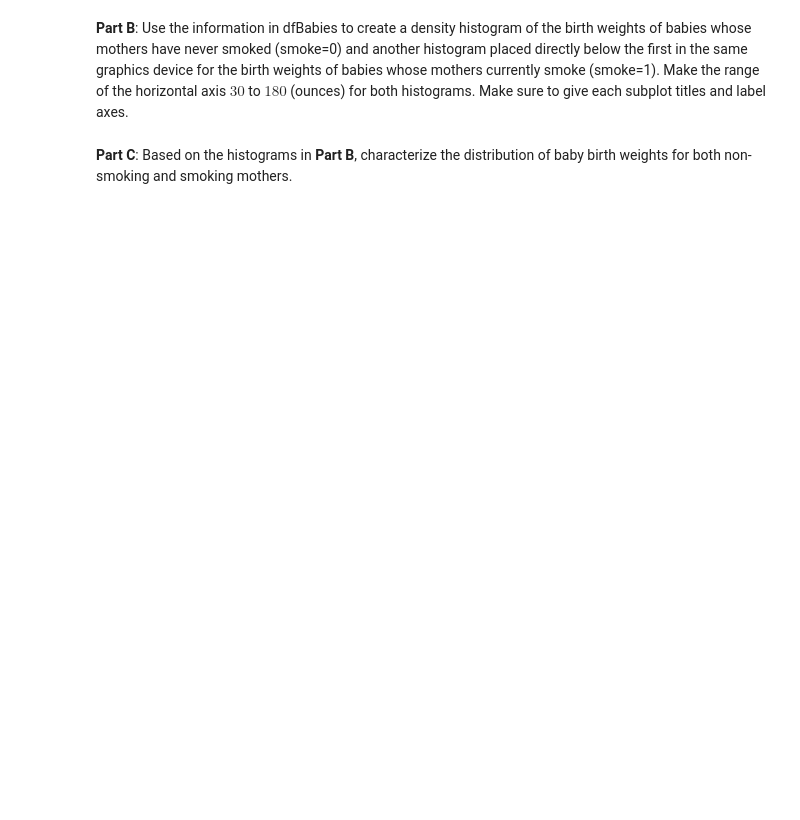
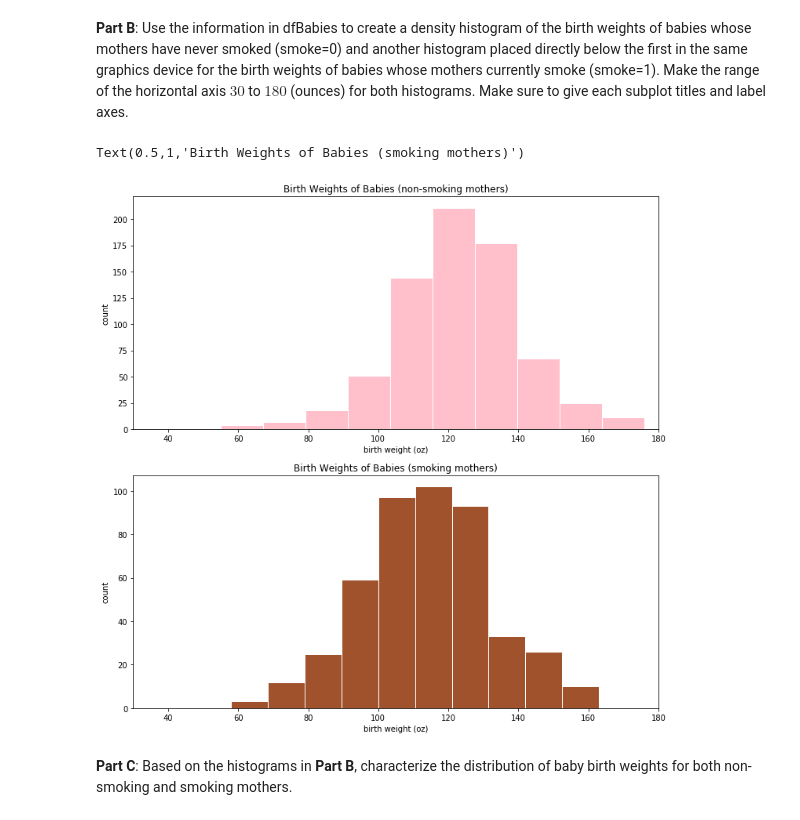
Before and after one commit to howardmonington/friendly-fortnight, a Jupyter notebook: homework/homework1/hmwk01_Kennedy_Alex.ipynb, the cells around one changed output. Drawn from its saved outputs; the diff is of its cells as text; code cells hidden in the pictures; blank space fills up the shorter version.

```diff
--- a/homework/homework1/hmwk01_Kennedy_Alex.ipynb
+++ b/homework/homework1/hmwk01_Kennedy_Alex.ipynb
@@ -654,3 +758,11 @@ df.head(10)
 # %% [markdown]
 
 **Part A**: Create a clean data set that removes subjects if any observations on the subject are unknown.  Note that that collectors of the data set used values like $9$, $99$, $999$, to denote unknown values.  You can look at the documentation linked in the problem description to determine which unknown-value marker was used for each characteristics.  Store the modified data set in a Pandas DataFrame called dfBabies.
+# %%
+dfBabies = (df.loc[df["gestation"] != 999].
+            loc[df["parity"] != 9].
+            loc[df["bwt"] != 999].
+            loc[df["height"] != 99].
+            loc[df["weight"] != 999].
+            loc[df["smoke"] != 9])
+dfclean.head(10)
@@ -657,4 +781,26 @@ df.head(10)
 # %% [markdown]
 **Part B**: Use the information in dfBabies to create a density histogram of the birth weights of babies whose mothers have never smoked (smoke=0) and another histogram placed directly below the first in the same graphics device for the birth weights of babies whose mothers currently smoke (smoke=1).  Make the range of the horizontal axis $30$ to $180$ (ounces) for both histograms.  Make sure to give each subplot titles and label axes.
+# %%
+fig, axes = plt.subplots(2,1,figsize = (12,12))
+dfBabiesSmoke=dfBabies.loc[dfBabies["smoke"] == 1]
+dfBabiesNonSmoke=dfBabies.loc[dfBabies["smoke"] == 0]
+axes[0].hist(dfBabiesNonSmoke["bwt"],
+            facecolor = "pink",
+            edgecolor = "white")
+axes[1].hist(dfBabiesSmoke["bwt"],
+            facecolor = "sienna",
+            edgecolor = "white")
+axes[0].set_xlim(30,180)
+axes[0].set_xlabel("birth weight (oz)")
+axes[0].set_ylabel("count")
+axes[0].set_title("Birth Weights of Babies (non-smoking mothers)")
+
+axes[1].set_ylabel("count")
+axes[1].set_xlim(30,180)
+axes[1].set_xlabel("birth weight (oz)")
+axes[1].set_title("Birth Weights of Babies (smoking mothers)")
+# %% [output]
+Text(0.5,1,'Birth Weights of Babies (smoking mothers)')
+[figure, added]
 # %% [markdown]
 **Part C**: Based on the histograms in **Part B**, characterize the distribution of baby birth weights for both non-smoking and smoking mothers.
```
Also changed, not shown: parts of 10 cells of this notebook, 4 other files.
